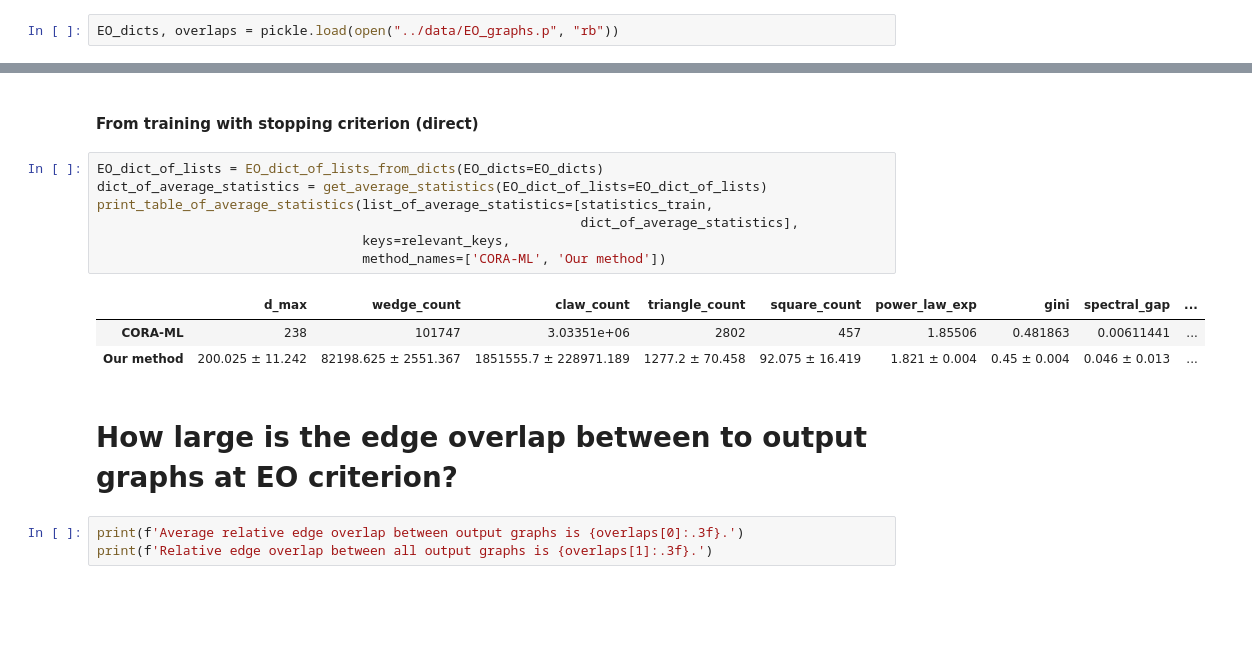
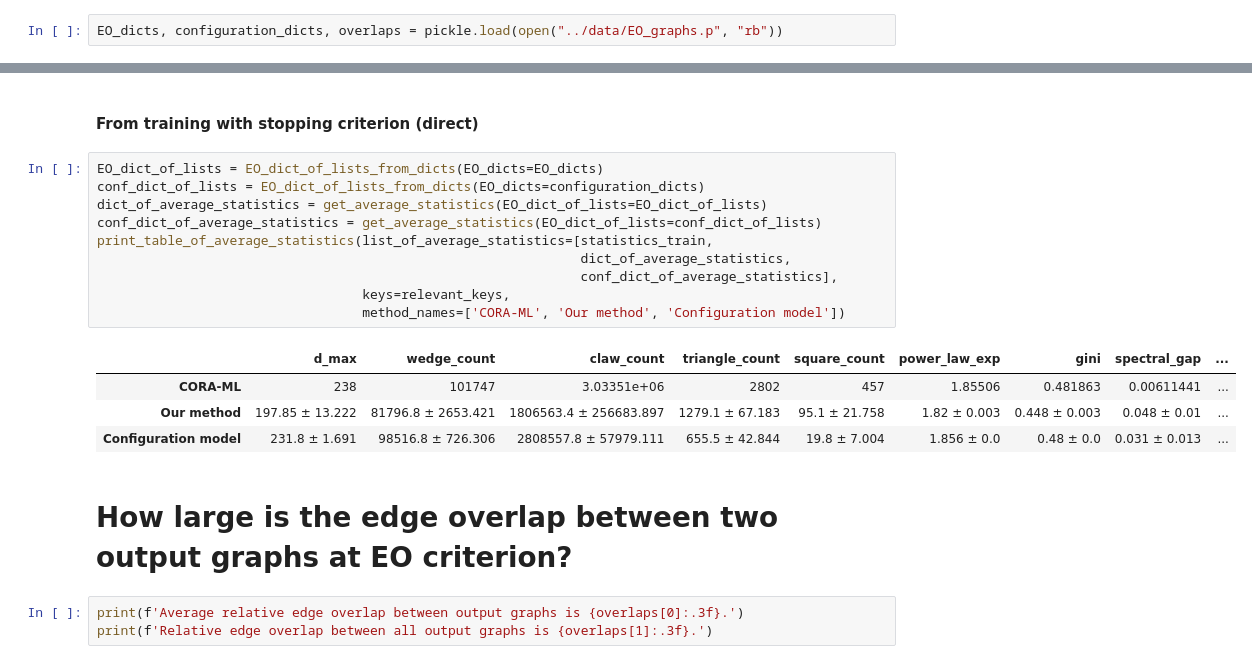
Before and after one commit to hheidrich/Net, a Jupyter notebook: exp/AveragingOverTrials.ipynb, the cells around one changed output, grey strips where cells are left out. Drawn from its saved outputs; the diff is of its cells as text; blank space fills up the shorter version.

Commit message:
Added configuration model for table.

```diff
--- a/exp/AveragingOverTrials.ipynb
+++ b/exp/AveragingOverTrials.ipynb
@@ -248,5 +253,5 @@ pickle.dump([EO_dicts, overlaps], open("../data/EO_graphs.p", "wb"))
 # %%
-EO_dicts, overlaps = pickle.load(open("../data/EO_graphs.p", "rb"))
+EO_dicts, configuration_dicts, overlaps = pickle.load(open("../data/EO_graphs.p", "rb"))
 # %%
 def EO_dict_of_lists_from_loggers(statistics_loggers, EO_criterion=0.52):
     EO_dict_of_lists = {}
@@ -303,17 +308,21 @@ print_table_of_average_statistics(list_of_average_statistics=[statistics_train,
 #### From training with stopping criterion (direct)
 # %%
 EO_dict_of_lists = EO_dict_of_lists_from_dicts(EO_dicts=EO_dicts)
+conf_dict_of_lists = EO_dict_of_lists_from_dicts(EO_dicts=configuration_dicts)
 dict_of_average_statistics = get_average_statistics(EO_dict_of_lists=EO_dict_of_lists)
+conf_dict_of_average_statistics = get_average_statistics(EO_dict_of_lists=conf_dict_of_lists)
 print_table_of_average_statistics(list_of_average_statistics=[statistics_train,
-                                                              dict_of_average_statistics],
+                                                              dict_of_average_statistics,
+                                                              conf_dict_of_average_statistics],
                                   keys=relevant_keys,
-                                  method_names=['CORA-ML', 'Our method'])
+                                  method_names=['CORA-ML', 'Our method', 'Configuration model'])
 # %% [output]
 |  | d_max | wedge_count | claw_count | triangle_count | square_count | power_law_exp | gini | spectral_gap | ... |
 | CORA-ML | 238 | 101747 | 3.03351e+06 | 2802 | 457 | 1.85506 | 0.481863 | 0.00611441 | ... |
-| Our method | 200.025 ± 11.242 | 82198.625 ± 2551.367 | 1851555.7 ± 228971.189 | 1277.2 ± 70.458 | 92.075 ± 16.419 | 1.821 ± 0.004 | 0.45 ± 0.004 | 0.046 ± 0.013 | ... |
+| Our method | 197.85 ± 13.222 | 81796.8 ± 2653.421 | 1806563.4 ± 256683.897 | 1279.1 ± 67.183 | 95.1 ± 21.758 | 1.82 ± 0.003 | 0.448 ± 0.003 | 0.048 ± 0.01 | ... |
+| Configuration model | 231.8 ± 1.691 | 98516.8 ± 726.306 | 2808557.8 ± 57979.111 | 655.5 ± 42.844 | 19.8 ± 7.004 | 1.856 ± 0.0 | 0.48 ± 0.0 | 0.031 ± 0.013 | ... |
 # %% [markdown]
-# How large is the edge overlap between to output graphs at EO criterion?
+# How large is the edge overlap between two output graphs at EO criterion?
 # %%
 print(f'Average relative edge overlap between output graphs is {overlaps[0]:.3f}.')
 print(f'Relative edge overlap between all output graphs is {overlaps[1]:.3f}.')
```
Also changed, not shown: parts of 3 cells of this notebook, 1 other file.
